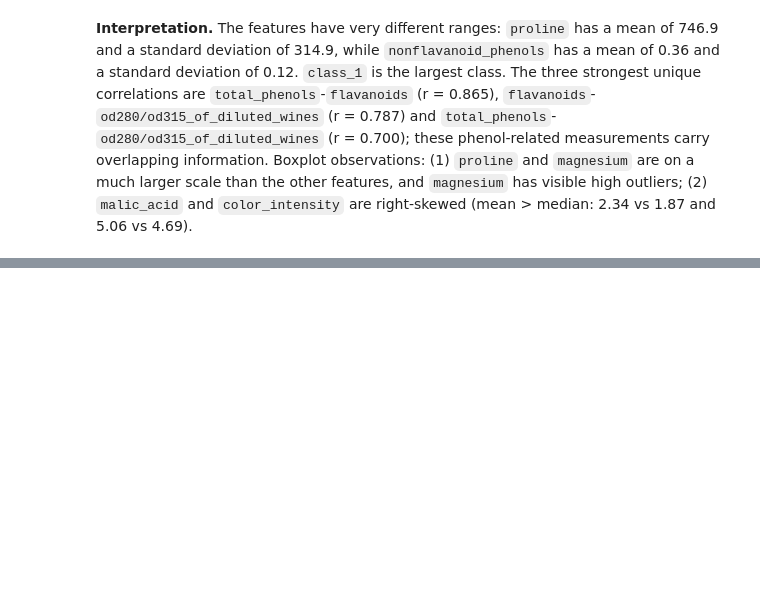
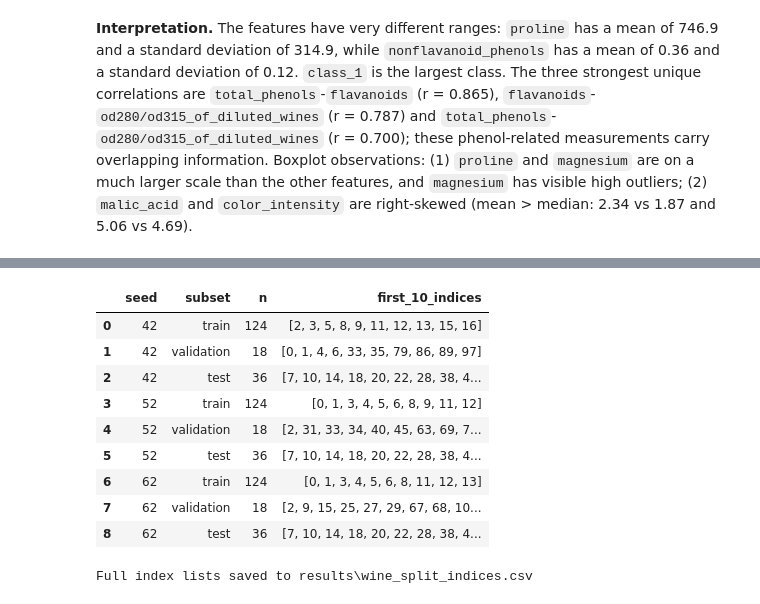
Before and after one commit to selenasurucu/machine-learning-midterm, a Jupyter notebook: wine.ipynb, the cells around one changed output, grey strips where cells are left out. Drawn from its saved outputs; the diff is of its cells as text; code cells hidden in the pictures; blank space fills up the shorter version.

```diff
--- a/wine.ipynb
+++ b/wine.ipynb
@@ -186,0 +229,18 @@ utils.plot_boxplots(X, DATASET, per_figure=7)
+# %%
+idx_table, path = utils.save_split_indices(splits, X_test, DATASET)
+show = idx_table[["seed", "subset", "n"]].copy()
+show["first_10_indices"] = idx_table["original_row_indices"].str.split().str[:10]
+display(show)
+print("Full index lists saved to", path)
+# %% [output]
+|  | seed | subset | n | first_10_indices |
+| 0 | 42 | train | 124 | [2, 3, 5, 8, 9, 11, 12, 13, 15, 16] |
+| 1 | 42 | validation | 18 | [0, 1, 4, 6, 33, 35, 79, 86, 89, 97] |
+| 2 | 42 | test | 36 | [7, 10, 14, 18, 20, 22, 28, 38, 4... |
+| 3 | 52 | train | 124 | [0, 1, 3, 4, 5, 6, 8, 9, 11, 12] |
+| 4 | 52 | validation | 18 | [2, 31, 33, 34, 40, 45, 63, 69, 7... |
+| 5 | 52 | test | 36 | [7, 10, 14, 18, 20, 22, 28, 38, 4... |
+| 6 | 62 | train | 124 | [0, 1, 3, 4, 5, 6, 8, 11, 12, 13] |
+| 7 | 62 | validation | 18 | [2, 9, 15, 25, 27, 29, 67, 68, 10... |
+| 8 | 62 | test | 36 | [7, 10, 14, 18, 20, 22, 28, 38, 4... |
+Full index lists saved to results\wine_split_indices.csv
```
Also changed, not shown: parts of 12 cells of this notebook, 1 other file.
